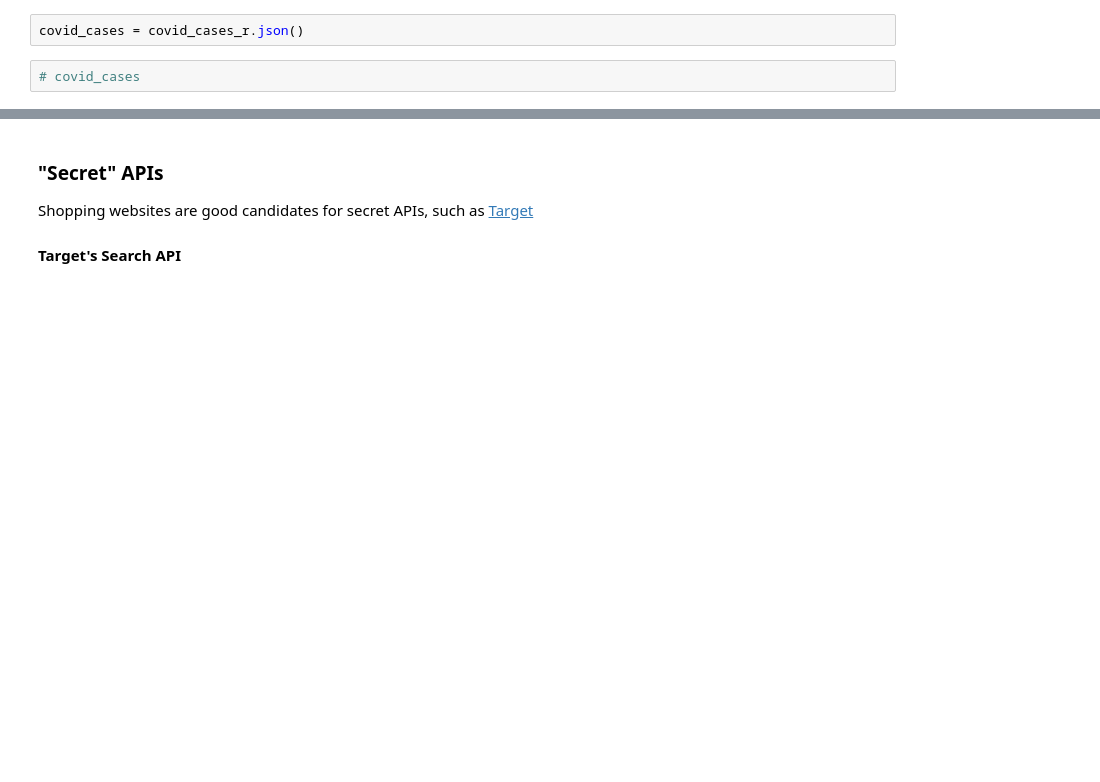
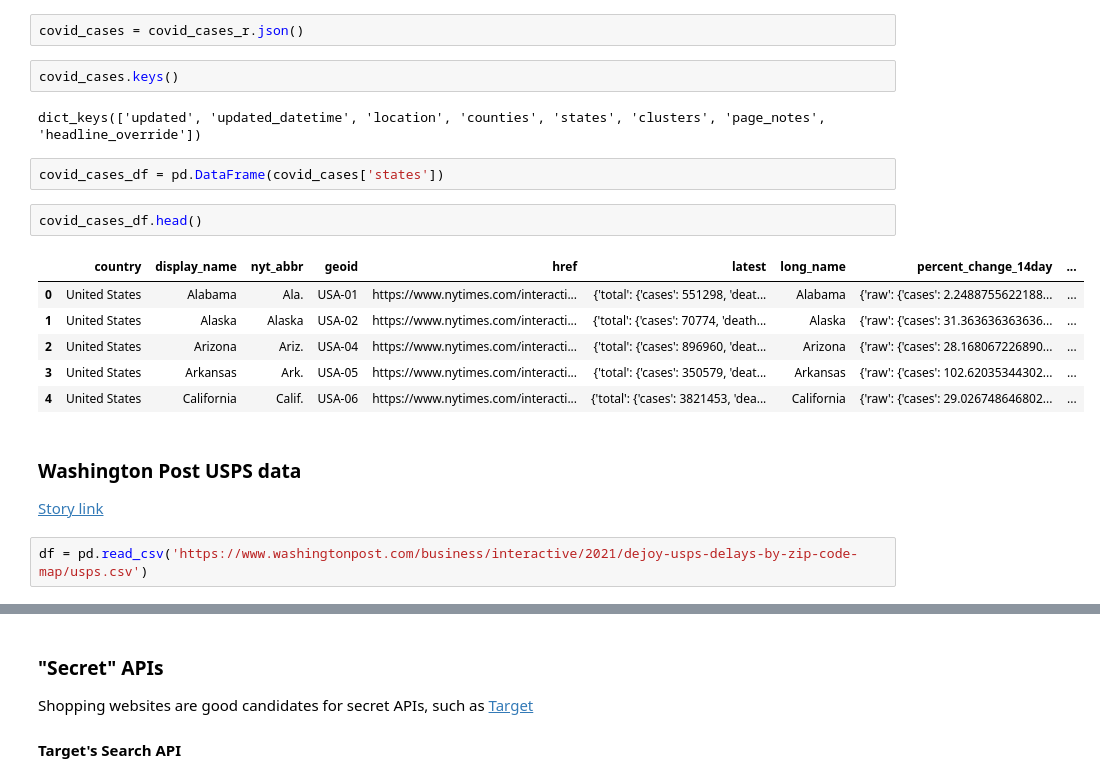
Before and after one commit to katiemarriner/lede-2021-data-module, a Jupyter notebook: lessons/03-classwork-api-parser.ipynb, the cells around one changed output, grey strips where cells are left out. Saved outputs shown, nothing was run; the diff lists cells and outputs as text; blank space fills up the shorter version.

```diff
--- a/lessons/03-classwork-api-parser.ipynb
+++ b/lessons/03-classwork-api-parser.ipynb
@@ -15,4 +19,22 @@ covid_cases_r = requests.get('https://static01.nyt.com/newsgraphics/2021/coronav
 # %%
 covid_cases = covid_cases_r.json()
 # %%
-# covid_cases
+covid_cases.keys()
+# %% [output]
+dict_keys(['updated', 'updated_datetime', 'location', 'counties', 'states', 'clusters', 'page_notes', 'headline_override'])
+# %%
+covid_cases_df = pd.DataFrame(covid_cases['states'])
+# %%
+covid_cases_df.head()
+# %% [output]
+|  | country | display_name | nyt_abbr | geoid | href | latest | long_name | percent_change_14day | ... |
+| 0 | United States | Alabama | Ala. | USA-01 | https://www.nytimes.com/interacti... | {'total': {'cases': 551298, 'deat... | Alabama | {'raw': {'cases': 2.2488755622188... | ... |
+| 1 | United States | Alaska | Alaska | USA-02 | https://www.nytimes.com/interacti... | {'total': {'cases': 70774, 'death... | Alaska | {'raw': {'cases': 31.363636363636... | ... |
+| 2 | United States | Arizona | Ariz. | USA-04 | https://www.nytimes.com/interacti... | {'total': {'cases': 896960, 'deat... | Arizona | {'raw': {'cases': 28.168067226890... | ... |
+| 3 | United States | Arkansas | Ark. | USA-05 | https://www.nytimes.com/interacti... | {'total': {'cases': 350579, 'deat... | Arkansas | {'raw': {'cases': 102.62035344302... | ... |
+| 4 | United States | California | Calif. | USA-06 | https://www.nytimes.com/interacti... | {'total': {'cases': 3821453, 'dea... | California | {'raw': {'cases': 29.026748646802... | ... |
+# %% [markdown]
+### Washington Post USPS data
+[Story link](https://www.washingtonpost.com/business/interactive/2021/dejoy-usps-delays-by-zip-code-map/?utm_source=twitter&utm_campaign=wp_graphics&utm_medium=social)
+# %%
+df = pd.read_csv('https://www.washingtonpost.com/business/interactive/2021/dejoy-usps-delays-by-zip-code-map/usps.csv')
```
Also changed, not shown: parts of 25 cells of this notebook, 1 other file.
